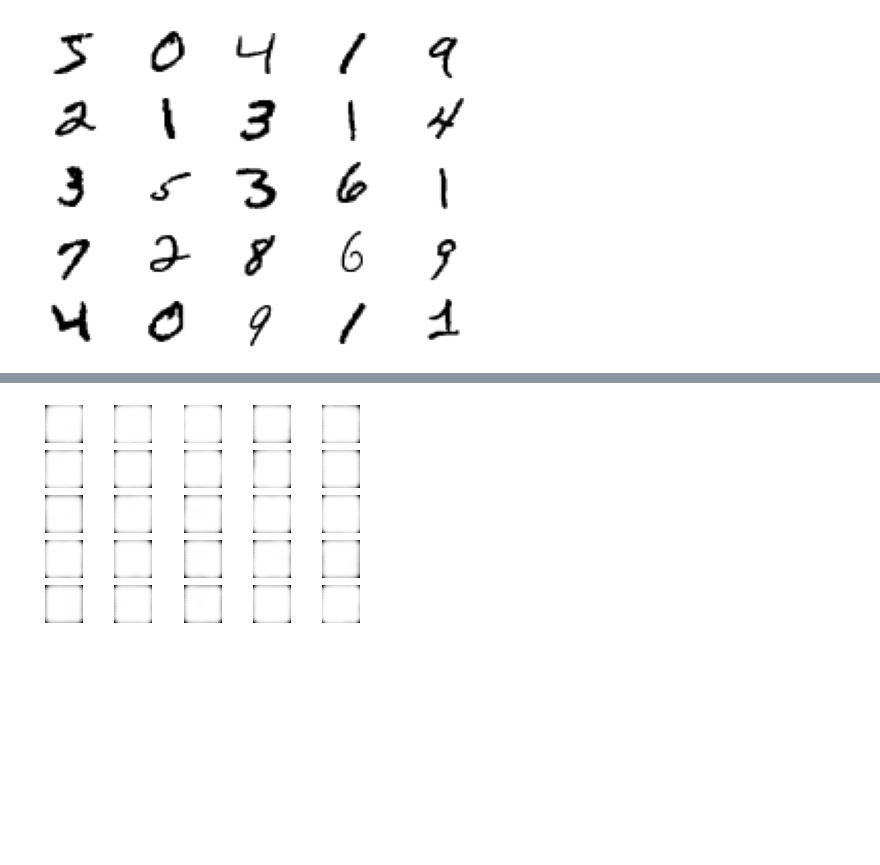
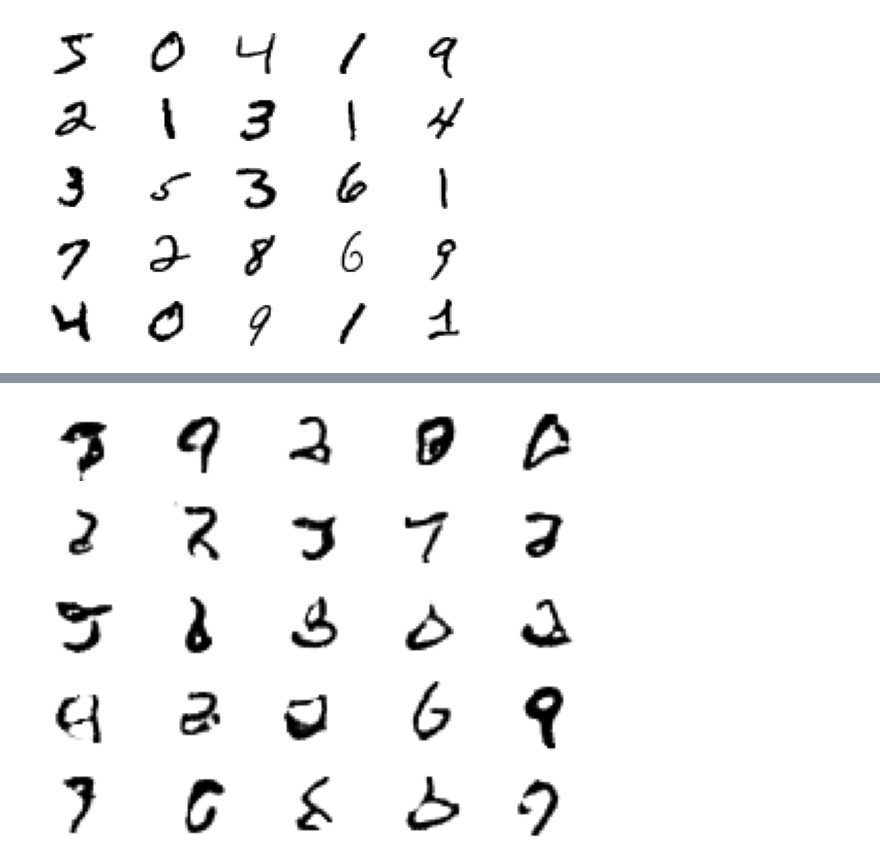
Before and after one commit to azhar1038/GAN, a Jupyter notebook: 2_DCGAN_MNIST.ipynb, the cells around one changed output, grey strips where cells are left out. Drawn from its saved outputs; the diff is of its cells as text; code cells hidden in the pictures; blank space fills up the shorter version.

```diff
--- a/2_DCGAN_MNIST.ipynb
+++ b/2_DCGAN_MNIST.ipynb
@@ -139,0 +150,22 @@ def define_gan(generator, discriminator):
+# %%
+from tqdm import tqdm
+def train(generator, discriminator, gan, dataset, latent_dim, n_epochs=100, n_batch=256):
+    batch_per_epoch = dataset.shape[0]//n_batch
+    half_batch = n_batch//2
+    for i in range(n_epochs):
+        d_loss = gan_loss = 0
+        for j in tqdm(range(batch_per_epoch)):
+            X_real, y_real = generate_real_samples(dataset, half_batch)
+            X_fake, y_fake = generate_fake_samples(generator, latent_dim, half_batch)
+            X, y = np.vstack((X_real, X_fake)), np.vstack((y_real, y_fake))
+            d_loss, _ = discriminator.train_on_batch(X, y)
+            X_gan = generate_latent_points(latent_dim, n_batch)
+            y_gan = 0.7 + (np.random.random(n_batch) * 0.5)
+            y_gan = y_gan.reshape((n_batch, 1))
+            gan_loss = gan.train_on_batch(X_gan, y_gan)
+        summarize_performance(i, generator, discriminator, dataset, latent_dim)
+        print("\nDiscriminator Loss: %.3f, GAN Loss: %.3f"%(d_loss, gan_loss))
+# %%
+latent_dim = 50
+# %%
+generator = define_generator(latent_dim)
@@ -169,21 +225,4 @@ def summarize_performance(epoch, generator, discriminator, dataset, latent_dim,
-# %%
-def train(generator, discriminator, gan, dataset, latent_dim, n_epochs=100, n_batch=256):
-    batch_per_epoch = dataset.shape[0]//n_batch
-    half_batch = n_batch//2
-    for i in range(n_epochs):
-        for j in range(batch_per_epoch):
-            X_real, y_real = generate_real_samples(dataset, half_batch)
-            X_fake, y_fake = generate_fake_samples(generator, latent_dim, half_batch)
-            X, y = np.vstack((X_real, X_fake)), np.vstack((y_real, y_fake))
-            d_loss, _ = discriminator.train_on_batch(X, y)
-            X_gan = generate_latent_points(latent_dim, n_batch)
-            y_gan = np.ones((n_batch, 1))
-            gan_loss = gan.train_on_batch(X_gan, y_gan)
-            print(">%d, %d/%d, d=%.3f, g=%.3f" % (i+1, j+1, batch_per_epoch, d_loss, gan_loss))
-        if i%10 == 0:
-            summarize_performance(i, generator, discriminator, dataset, latent_dim)
 # %%
-latent_dim=100
-train(generator, discriminator, model, X[:2000,:,:,:], latent_dim, n_epochs=1)
+train(generator, discriminator, model, X, latent_dim, n_epochs=100)
 # %% [output]
-[figure, old version]
+[figure, new version]
```
Also changed, not shown: parts of 18 cells of this notebook.
